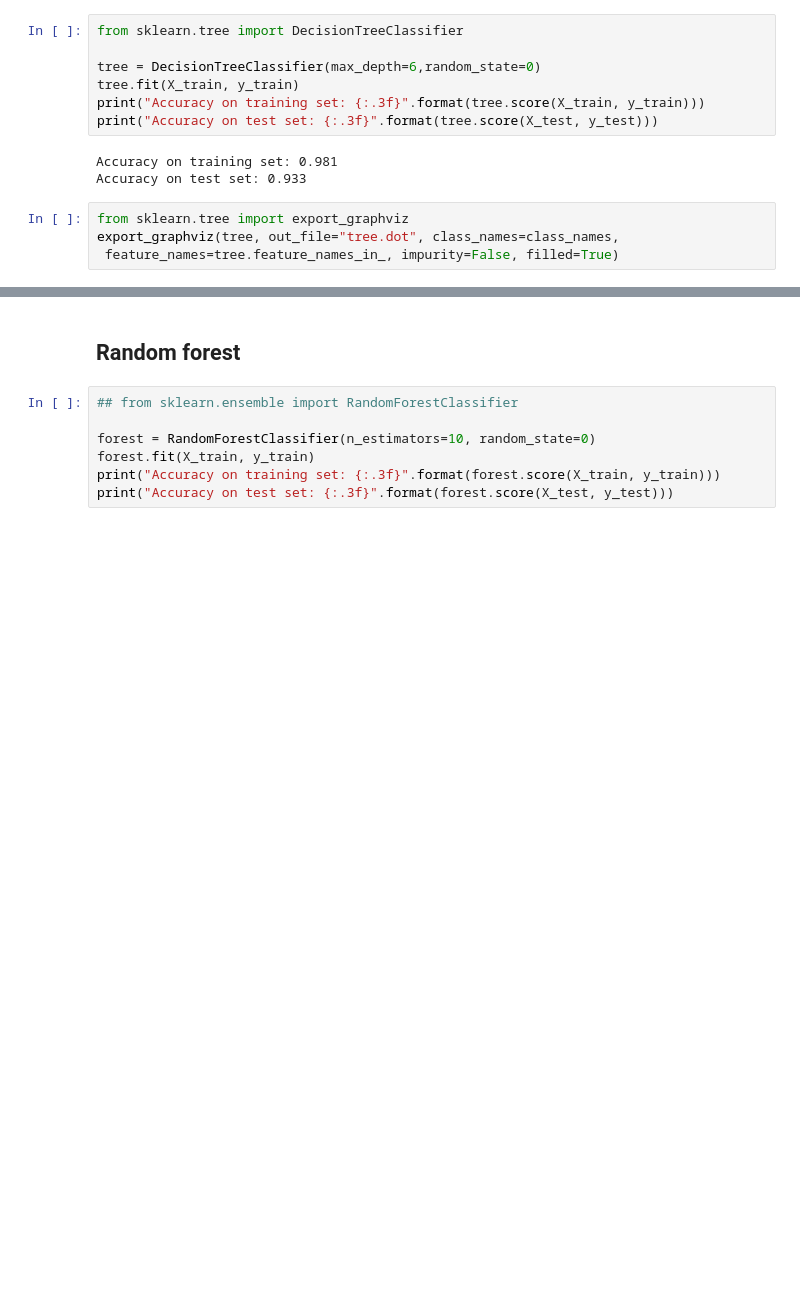
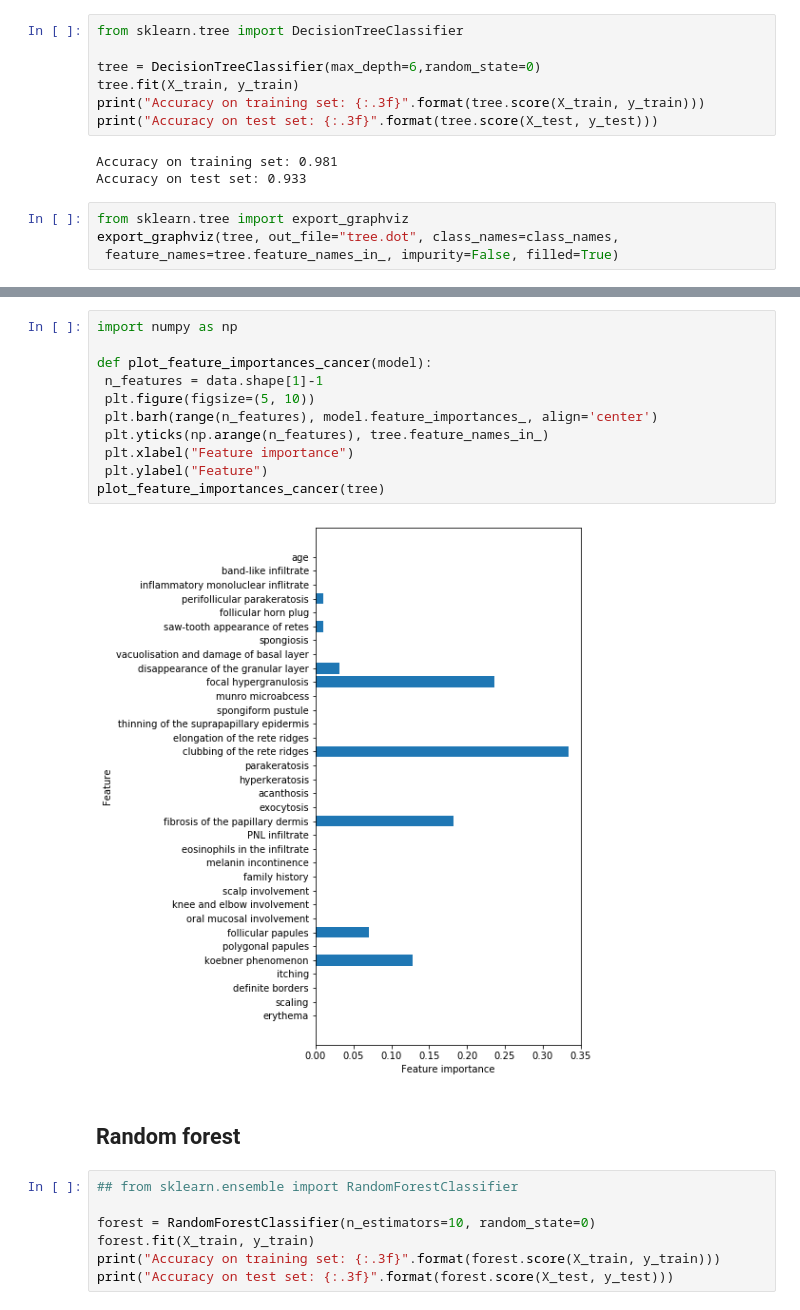
Before and after one commit to Rubas22/2021_pml_rubas, a Jupyter notebook: project/erythemato_squamous_analysis.ipynb, the cells around one changed output, grey strips where cells are left out. Drawn from its saved outputs; the diff is of its cells as text; blank space fills up the shorter version.

```diff
--- a/project/erythemato_squamous_analysis.ipynb
+++ b/project/erythemato_squamous_analysis.ipynb
@@ -153,6 +199,19 @@ with open("tree.dot") as f:
 graphviz.Source(dot_graph)
 # %% [output]
 [drawing not drawn]
+# %%
+import numpy as np
+
+def plot_feature_importances_cancer(model):
+ n_features = data.shape[1]-1
+ plt.figure(figsize=(5, 10))
+ plt.barh(range(n_features), model.feature_importances_, align='center')
+ plt.yticks(np.arange(n_features), tree.feature_names_in_)
+ plt.xlabel("Feature importance")
+ plt.ylabel("Feature")
+plot_feature_importances_cancer(tree)
+# %% [output]
+[figure, added]
 # %% [markdown]
 ## Random forest
 # %%
```
Also changed, not shown: parts of 6 cells of this notebook.
